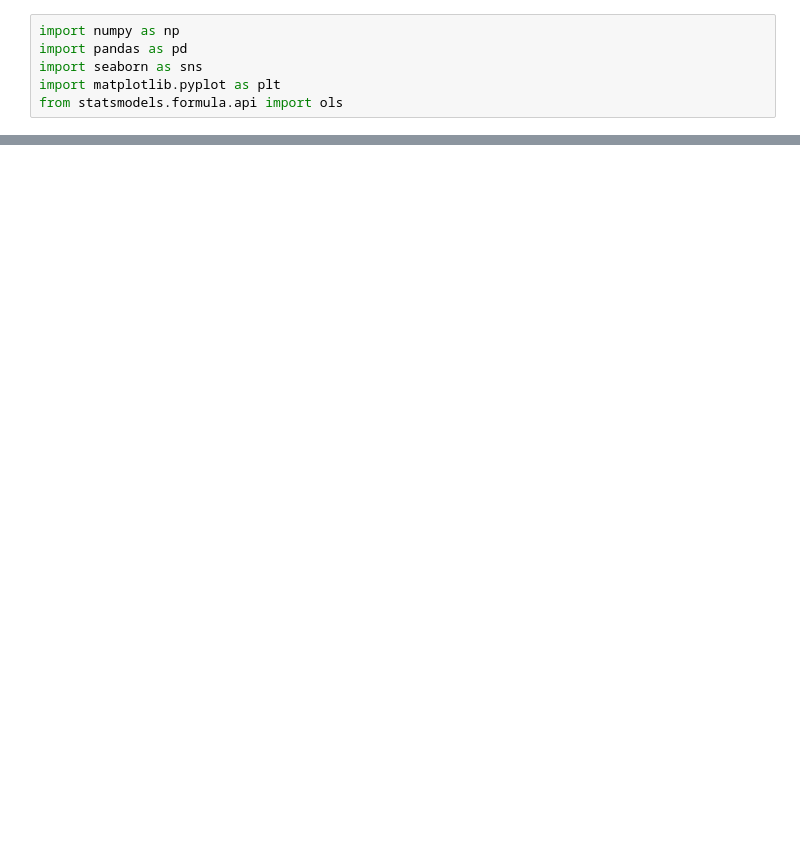
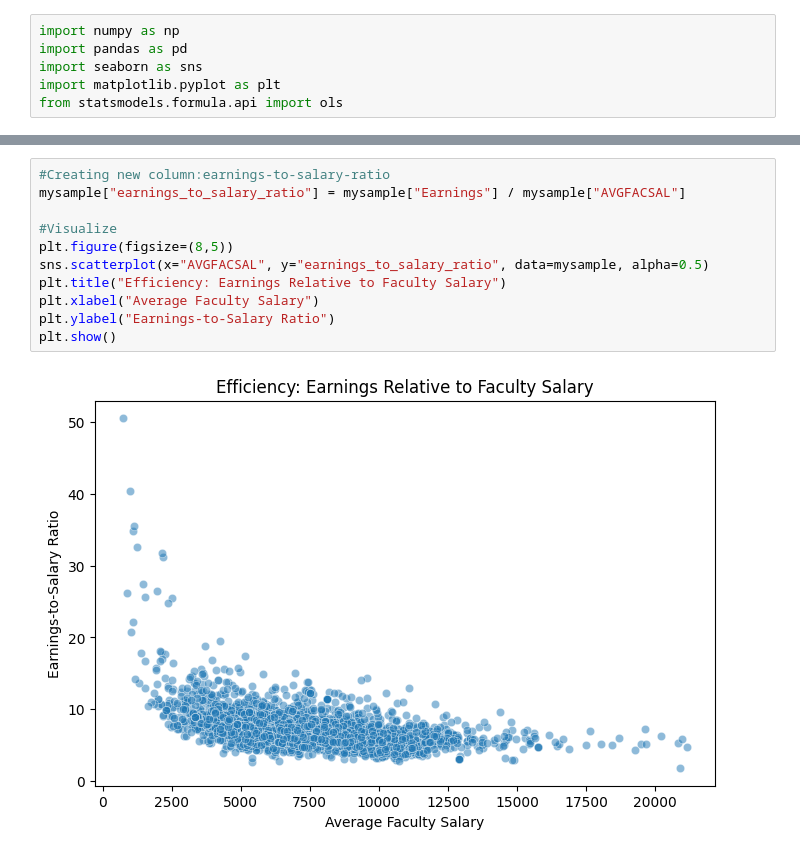
Before and after one commit to allenpan941/College-Scorecard-Data, a Jupyter notebook: code.ipynb, the cells around one changed output, grey strips where cells are left out. Drawn from its saved outputs; the diff is of its cells as text; blank space fills up the shorter version.

```diff
--- a/code.ipynb
+++ b/code.ipynb
@@ -108,0 +132,13 @@ plt.show()
+# %%
+#Creating new column:earnings-to-salary-ratio
+mysample["earnings_to_salary_ratio"] = mysample["Earnings"] / mysample["AVGFACSAL"]
+
+#Visualize
+plt.figure(figsize=(8,5))
+sns.scatterplot(x="AVGFACSAL", y="earnings_to_salary_ratio", data=mysample, alpha=0.5)
+plt.title("Efficiency: Earnings Relative to Faculty Salary")
+plt.xlabel("Average Faculty Salary")
+plt.ylabel("Earnings-to-Salary Ratio")
+plt.show()
+# %% [output]
+[figure, added]
```
Also changed, not shown: parts of 11 cells of this notebook.
